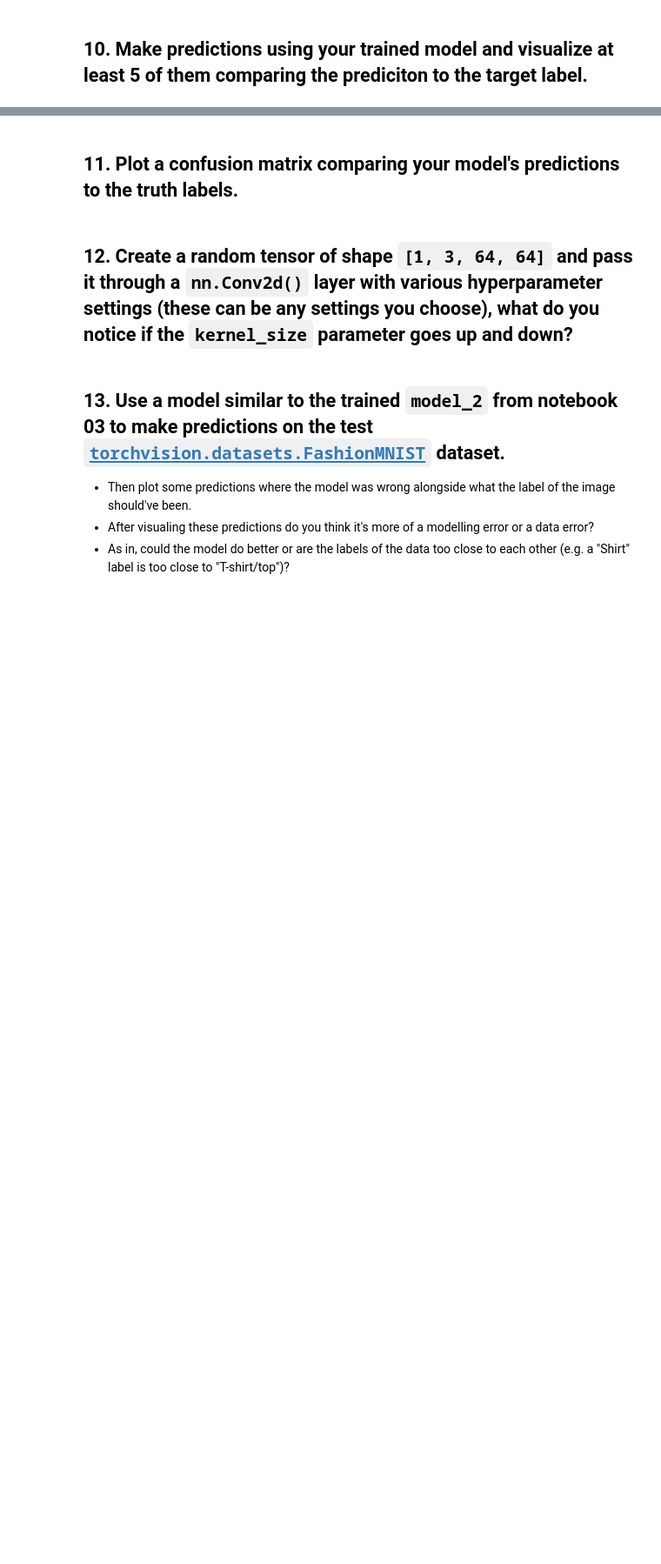
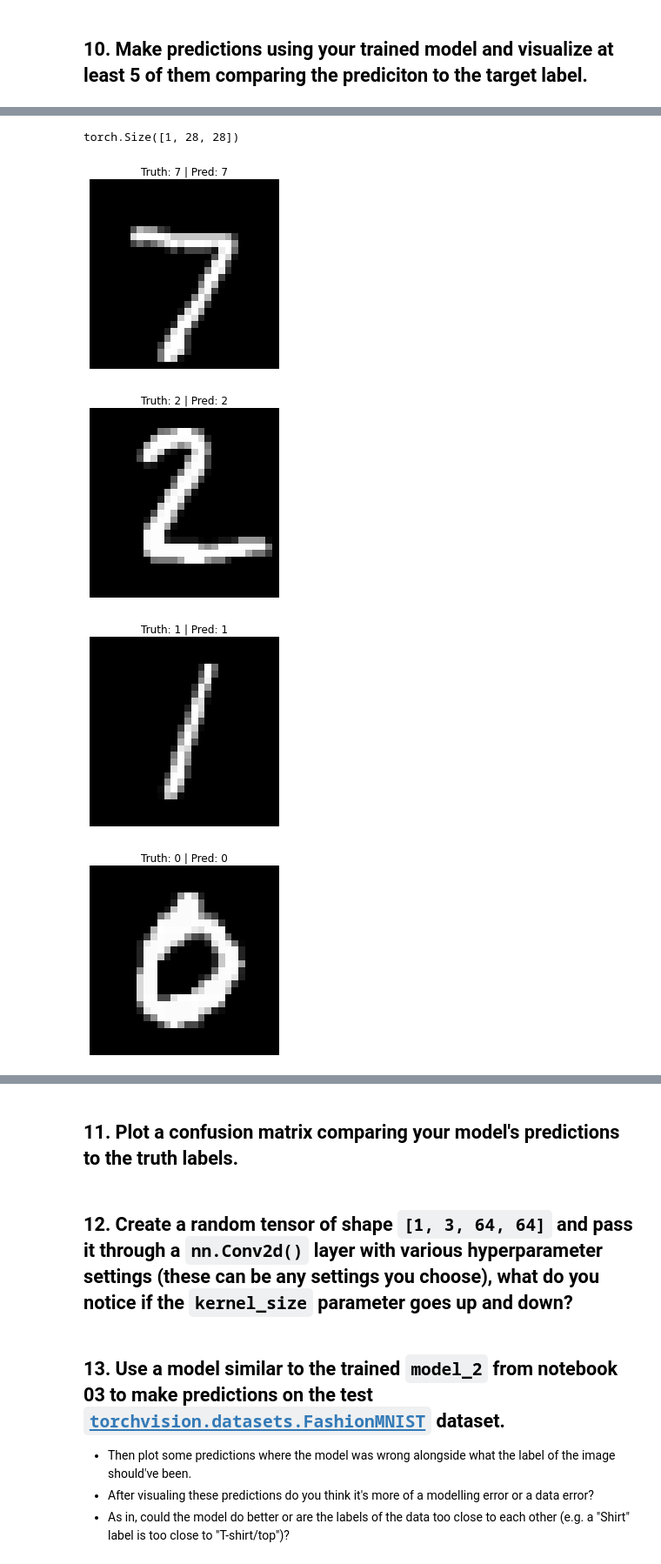
Before and after one commit to Tanmoy-Sarkar-Pranto/Pytorch, a Jupyter notebook: extras/exercises/03_pytorch_computer_vision_exercises.ipynb, the cells around one changed output, grey strips where cells are left out. Shown at 87% size. Saved outputs shown, nothing was run; the diff lists cells and outputs as text; code cells hidden in the pictures; blank space fills up the shorter version.

```diff
--- a/extras/exercises/03_pytorch_computer_vision_exercises.ipynb
+++ b/extras/exercises/03_pytorch_computer_vision_exercises.ipynb
@@ -63,0 +88,3 @@ print(torch.__version__)
+# %%
+class_names = train_data.classes
+class_names
@@ -66,2 +124,16 @@ print(torch.__version__)
 # %% [markdown]
 ## 7. Turn the MNIST train and test datasets into dataloaders using `torch.utils.data.DataLoader`, set the `batch_size=32`.
+# %%
+from torch.utils.data import DataLoader
+
+train_dataloader = DataLoader(dataset=train_data,
+                              batch_size=32,
+                              shuffle=False)
+
+test_dataloader = DataLoader(dataset = test_data,
+                             batch_size=32,
+                             shuffle=False)
+
+len(train_dataloader)
+type(train_dataloader)
+train_dataloader.dataset[0][1]
@@ -70,2 +191,6 @@ print(torch.__version__)
 # %% [markdown]
 ## 9. Train the model you built in exercise 8. for 5 epochs on CPU and GPU and see how long it takes on each.
+# %%
+model = MNISTModel(input_shape=1,hidden_units=10,output_shape=len(class_names)).to(device)
+
+model
@@ -72,2 +218,5 @@ print(torch.__version__)
 # %% [markdown]
 ## 10. Make predictions using your trained model and visualize at least 5 of them comparing the prediciton to the target label.
+# %%
+loss_fn = nn.CrossEntropyLoss()
+optimizer = torch.optim.SGD(model.parameters(), lr=0.1)
@@ -73,0 +263,32 @@ print(torch.__version__)
+# %%
+# for batch,(X,y) in enumerate(train_dataloader):
+#     if batch%10000==0:
+#         print(X.shape)
+
+X, label = train_dataloader.dataset[0]
+X.shape
+# %% [output]
+torch.Size([1, 28, 28])
+# %%
+
+num_to_plot = 5
+for i in range(num_to_plot):
+  # Get image and labels from the test data
+  img = test_data[i][0]
+  label = test_data[i][1]
+
+  # Make prediction on image
+  model_pred_logits = model(img.unsqueeze(dim=0).to(device))
+  model_pred_probs = torch.softmax(model_pred_logits, dim=1)
+  model_pred_label = torch.argmax(model_pred_probs)
+
+  # Plot the image and prediction
+  plt.figure()
+  plt.imshow(img.squeeze(), cmap="gray")
+  plt.title(f"Truth: {label} | Pred: {model_pred_label.cpu().item()}")
+  plt.axis(False);
+# %% [output]
+[figure, added]
+[figure, added]
+[figure, added]
+[figure, added]
```
Also changed, not shown: parts of 15 cells of this notebook.
